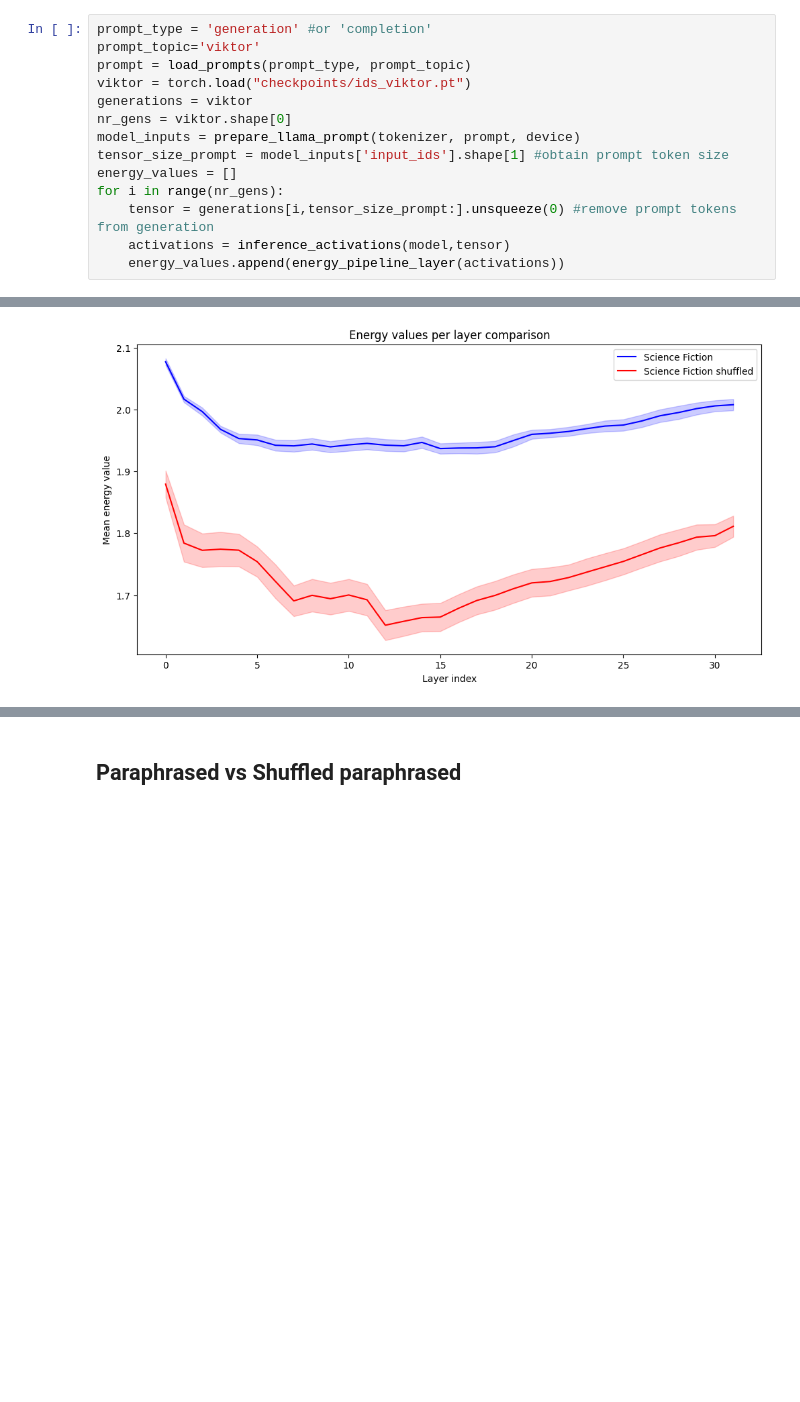
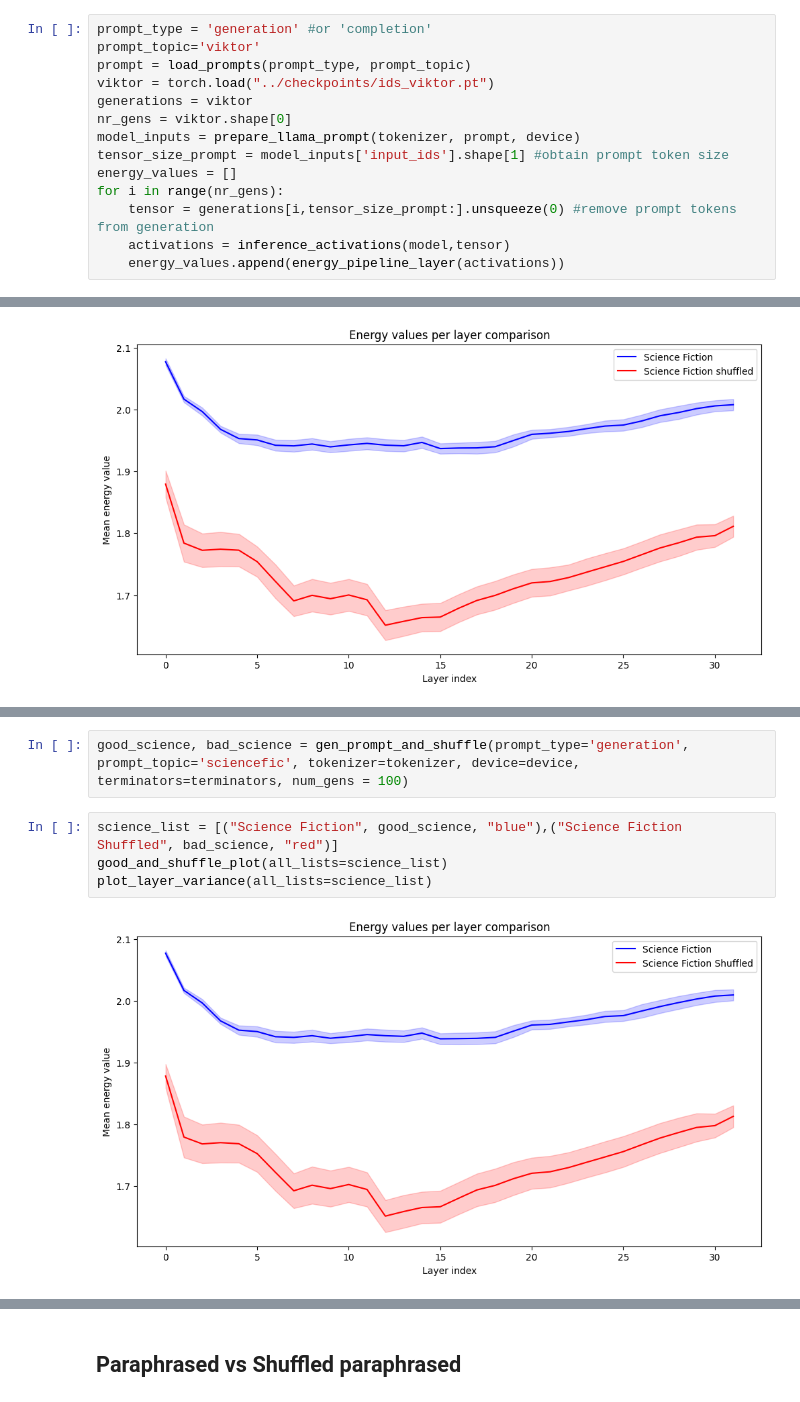
Before and after one commit to joaocnvdias/mech-i-coherence, a Jupyter notebook: vector-fields/development/layer-plot.ipynb, the cells around one changed output, grey strips where cells are left out. Cells and saved outputs as stored; diff of their text form; blank space fills up the shorter version.

Commit message:
re-factoring layer plot notebook

```diff
--- a/vector-fields/development/layer-plot.ipynb
+++ b/vector-fields/development/layer-plot.ipynb
@@ -125,7 +125,7 @@ def prepare_llama_prompt(tokenizer, prompt, device):
 prompt_type = 'generation' #or 'completion'
 prompt_topic='viktor'
 prompt = load_prompts(prompt_type, prompt_topic)
-viktor = torch.load("checkpoints/ids_viktor.pt")
+viktor = torch.load("../checkpoints/ids_viktor.pt")
 generations = viktor
 nr_gens = viktor.shape[0]
 model_inputs = prepare_llama_prompt(tokenizer, prompt, device)
@@ -347,0 +499,8 @@ plt.show()
+# %%
+good_science, bad_science = gen_prompt_and_shuffle(prompt_type='generation', prompt_topic='sciencefic', tokenizer=tokenizer, device=device, terminators=terminators, num_gens = 100)
+# %%
+science_list = [("Science Fiction", good_science, "blue"),("Science Fiction Shuffled", bad_science, "red")]
+good_and_shuffle_plot(all_lists=science_list)
+plot_layer_variance(all_lists=science_list)
+# %% [output]
+[figure, added]
```
Also changed, not shown: parts of 10 cells of this notebook, 1 other file.
